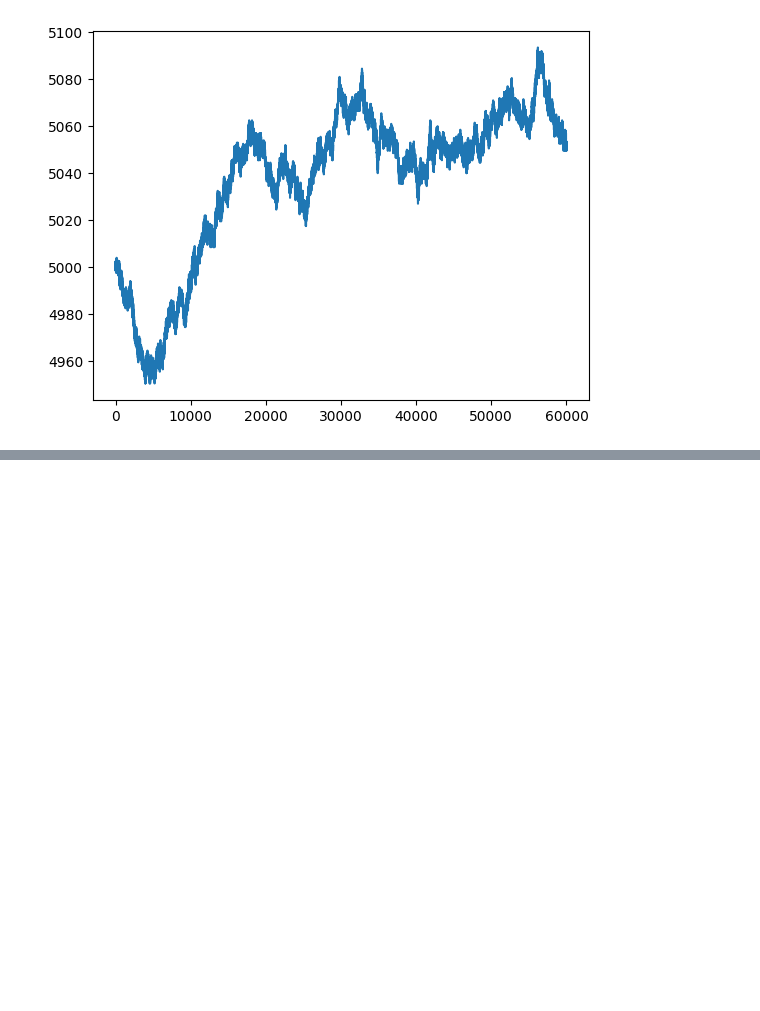
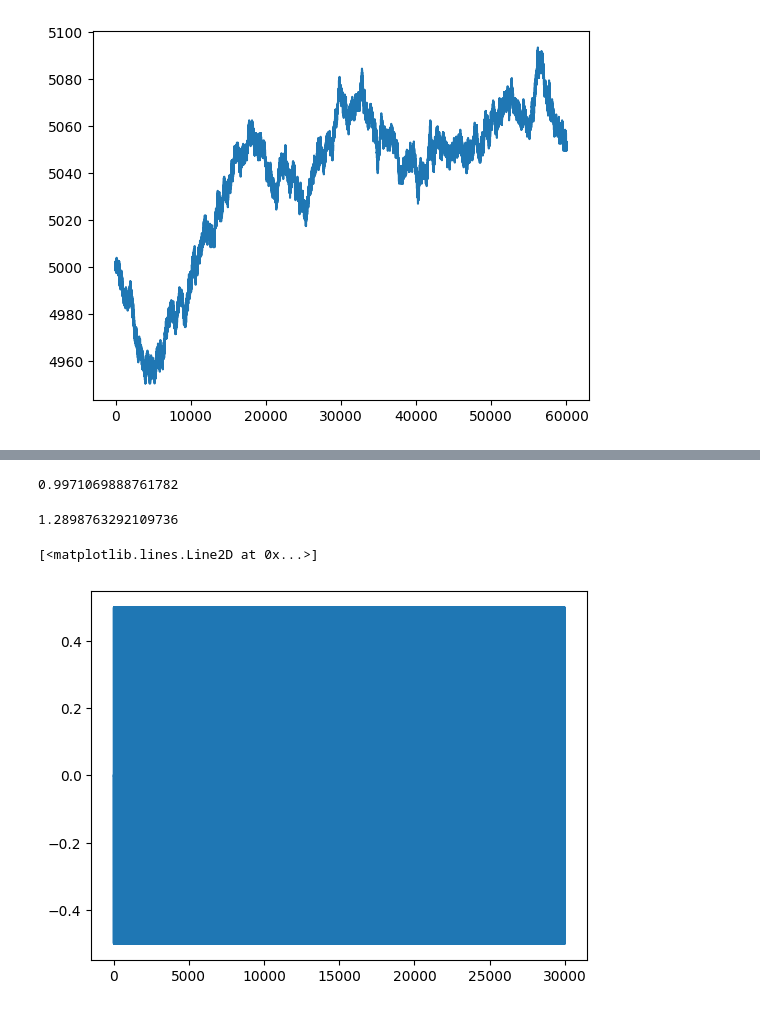
Before and after one commit to kaiwenShen/imc_prosperity_2024, a Jupyter notebook: round1_playground.ipynb, the cells around one changed output, grey strips where cells are left out. Saved outputs shown, nothing was run; the diff lists cells and outputs as text; code cells hidden in the pictures; blank space fills up the shorter version.

```diff
--- a/round1_playground.ipynb
+++ b/round1_playground.ipynb
@@ -59,0 +145,14 @@ result = seasonal_decompose(prices[prices['product']=='STARFRUIT']['mid_price'],
+# %%
+from sklearn.metrics import r2_score,mean_absolute_error
+r2_score(mid_price.iloc[y_pred.index+1],np.round(y_pred))
+# %% [output]
+0.9971069888761782
+# %%
+mean_absolute_error(mid_price.iloc[y_pred.index+1],np.round(y_pred))
+# %% [output]
+1.2898763292109736
+# %%
+plt.plot(mid_price.iloc[y_pred.index+1]-np.round(y_pred))
+# %% [output]
+[<matplotlib.lines.Line2D at 0x...>]
+[figure, added]
```
Also changed, not shown: parts of 24 cells of this notebook, 2 other files.
